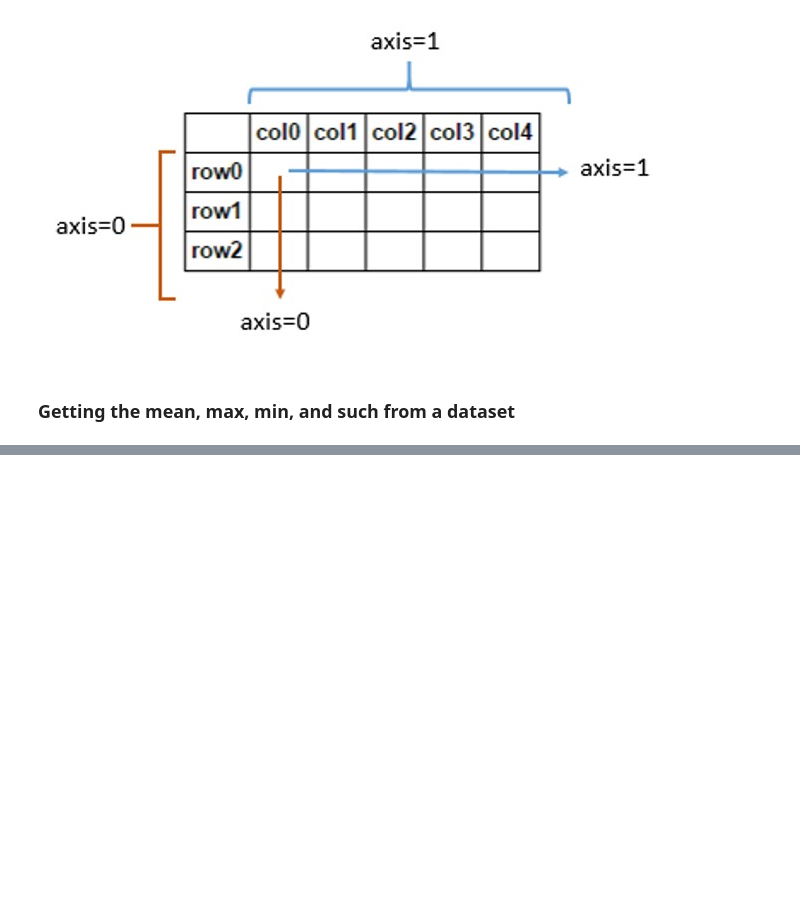
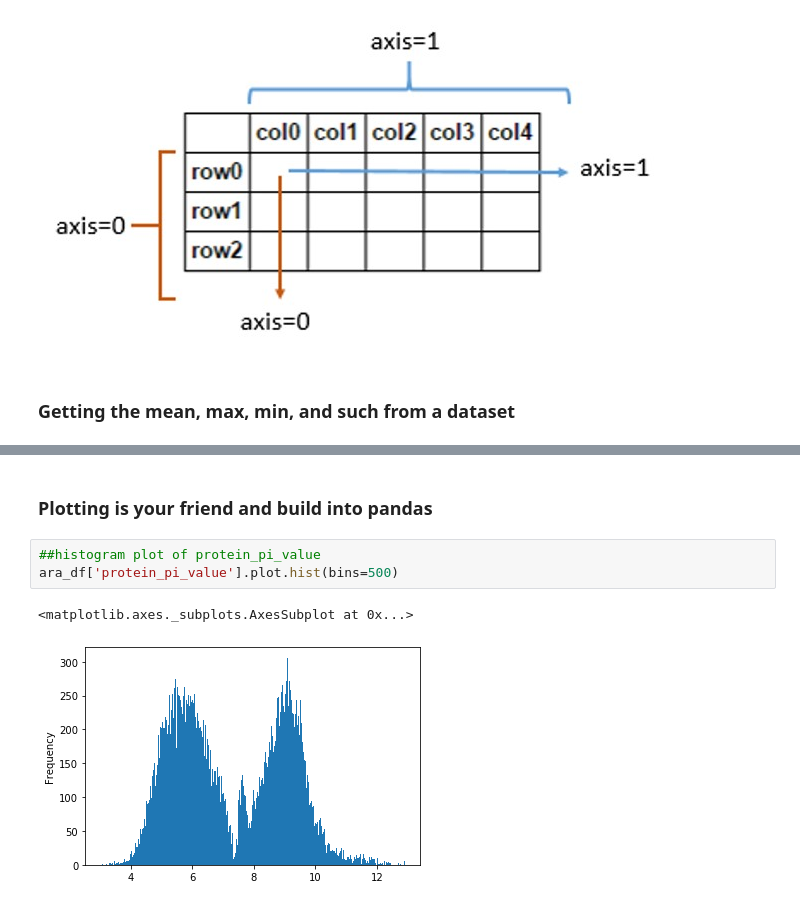
Before and after one commit to JanaSperschneider/Python_Intro_ANU_RSB, a Jupyter notebook: PythonProgramming_Session4.ipynb, the cells around one changed output, grey strips where cells are left out. Saved outputs shown, nothing was run; the diff lists cells and outputs as text; blank space fills up the shorter version.

```diff
--- a/PythonProgramming_Session4.ipynb
+++ b/PythonProgramming_Session4.ipynb
@@ -423,0 +245,8 @@ sns.jointplot(protein_length, protein_pi_values, kind='hex', color = 'g')
+# %% [markdown]
+### Plotting is your friend and build into pandas
+# %%
+##histogram plot of protein_pi_value
+ara_df['protein_pi_value'].plot.hist(bins=500)
+# %% [output]
+<matplotlib.axes._subplots.AxesSubplot at 0x...>
+[figure, added]
```
Also changed, not shown: parts of 85 cells of this notebook.
